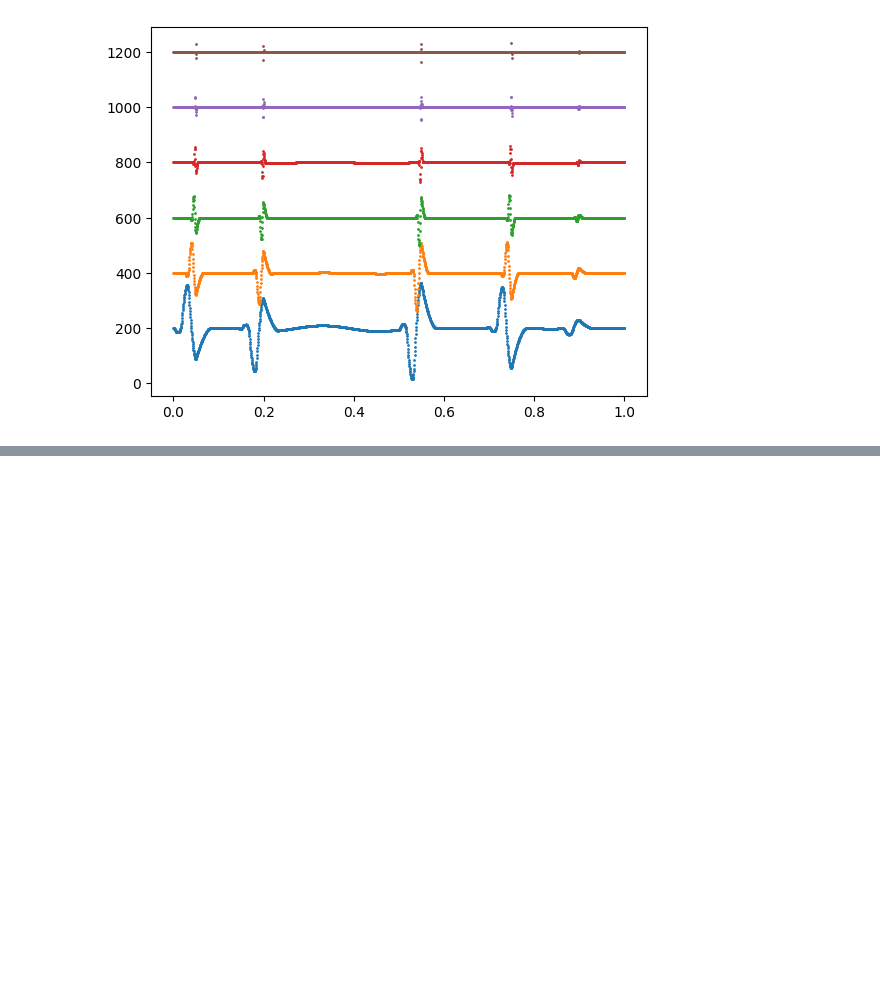
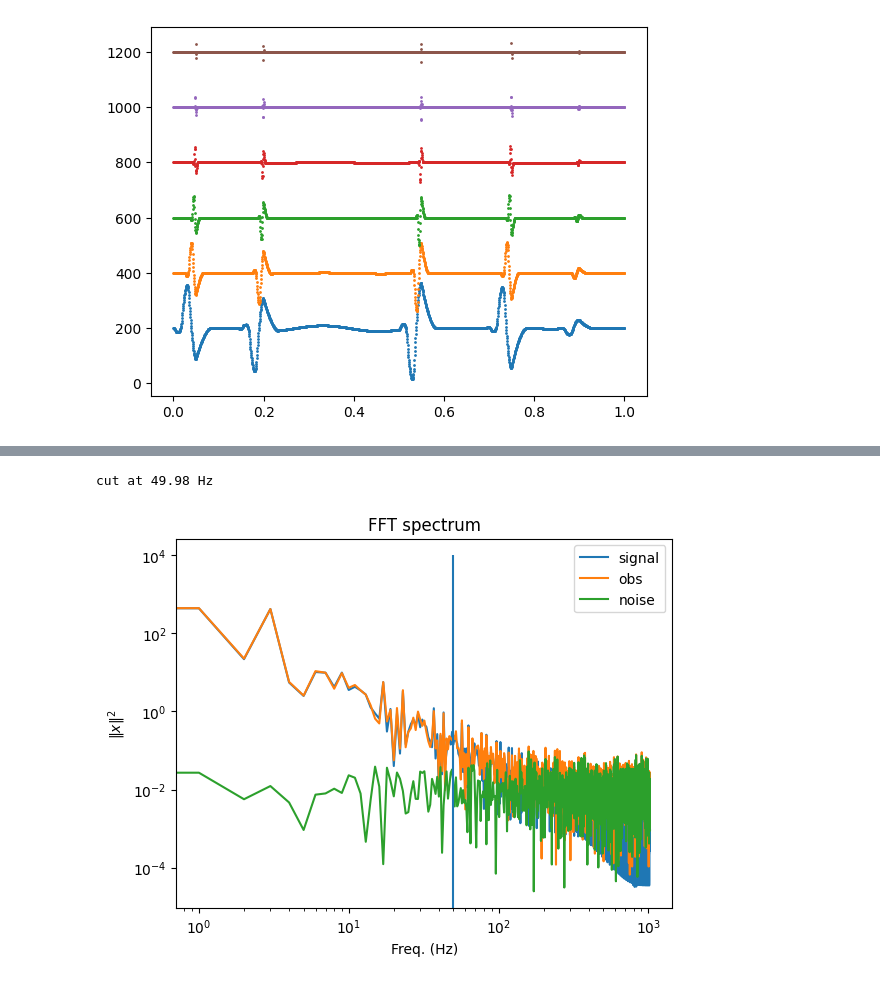
Before and after one commit to jecampagne/cours_mallat_cdf, a Jupyter notebook: cours2024/Wavelet1DDenoising.ipynb, the cells around one changed output, grey strips where cells are left out. Cells and saved outputs as stored; diff of their text form; code cells hidden in the pictures; blank space fills up the shorter version.

```diff
--- a/cours2024/Wavelet1DDenoising.ipynb
+++ b/cours2024/Wavelet1DDenoising.ipynb
@@ -105,0 +118,28 @@ fig.text(0.6,0.9,"Wavelet detail coeff.",fontsize=14);
+# %%
+fft_signal = rfft(signal,norm='forward')
+fft_obs =  rfft(obs,norm='forward')
+fft_noise =  rfft(noise,norm='forward')
+# %%
+dt = xvals[1]-xvals[0]
+# %%
+freqs = rfftfreq(n=Ns,d=dt)
+# %%
+fft_obs_cut  = fft_obs.copy()
+n_cut = 50
+print(f"cut at {freqs[n_cut]:.2f} Hz")
+fft_obs_cut[n_cut:]=0.
+# %% [output]
+cut at 49.98 Hz
+# %%
+plot(freqs, np.abs(fft_signal)**2, label='signal')
+plot(freqs, np.abs(fft_obs)**2, label='obs')
+plot(freqs, np.abs(fft_noise)**2, label='noise')
+yscale("log")
+xscale("log")
+xlabel("Freq. (Hz)")
+ylabel(r"$\|x\|^2$")
+title("FFT spectrum")
+vlines(freqs[50],0,1e4)
+legend();
+# %% [output]
+[figure, added]
```
Also changed, not shown: parts of 9 cells of this notebook.
